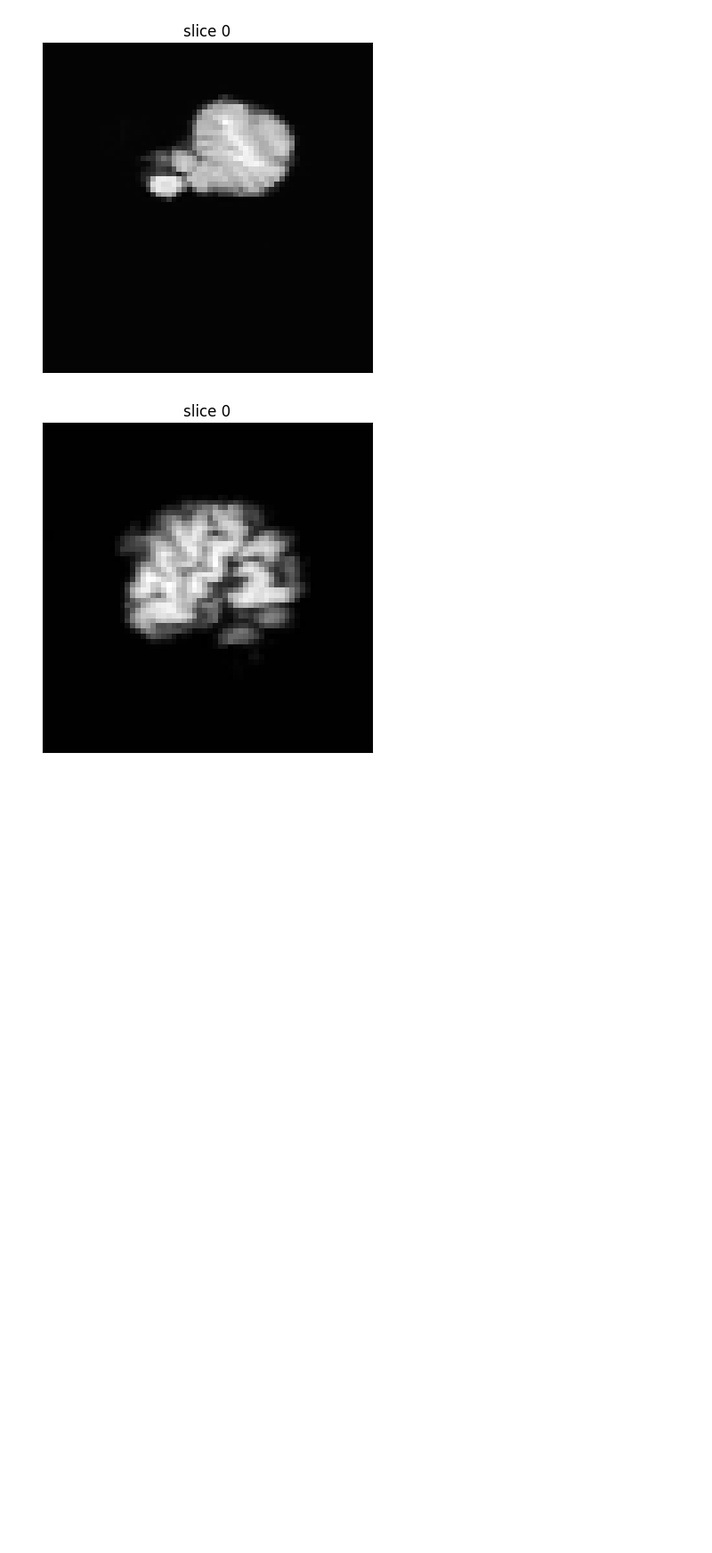
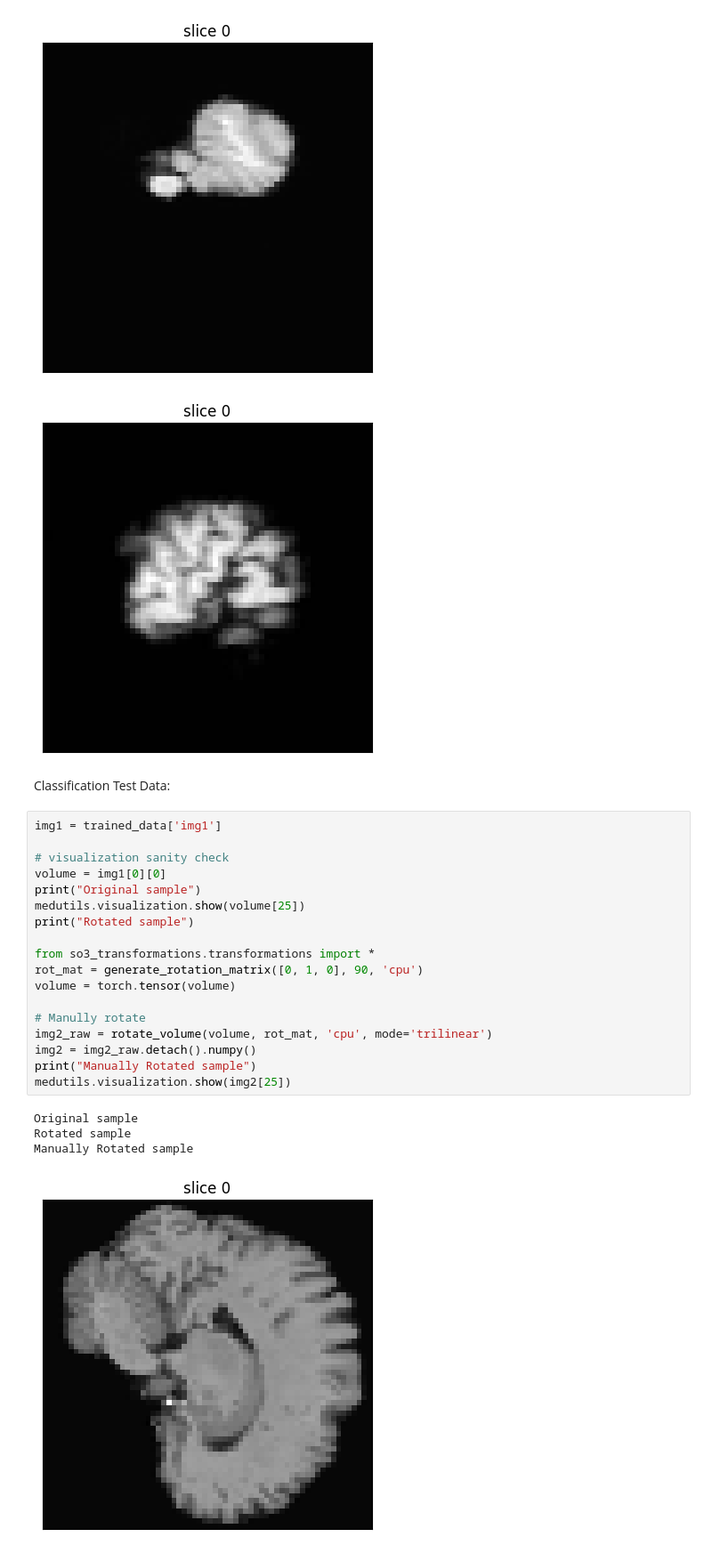
Before and after one commit to shizhehe/SOE-representation-learning, a Jupyter notebook: experiments/visualization.ipynb, the cells around one changed output. Shown: that part at 89% size. Drawn from its saved outputs; the diff is of its cells as text; blank space fills up the shorter version.

```diff
--- a/experiments/visualization.ipynb
+++ b/experiments/visualization.ipynb
@@ -508,3 +508,28 @@ Manually Rotated back sample
 [figure]
 [figure]
 [figure]
+# %% [markdown]
+Classification Test Data:
+# %%
+img1 = trained_data['img1']
+
+# visualization sanity check
+volume = img1[0][0]
+print("Original sample")
+medutils.visualization.show(volume[25])
+print("Rotated sample")
+
+from so3_transformations.transformations import *
+rot_mat = generate_rotation_matrix([0, 1, 0], 90, 'cpu')
+volume = torch.tensor(volume)
+
+# Manully rotate
+img2_raw = rotate_volume(volume, rot_mat, 'cpu', mode='trilinear')
+img2 = img2_raw.detach().numpy()
+print("Manually Rotated sample")
+medutils.visualization.show(img2[25])
+# %% [output]
+Original sample
+Rotated sample
+Manually Rotated sample
+[figure, added]
```
Also changed, not shown: parts of 2 cells of this notebook, 37 other files.
